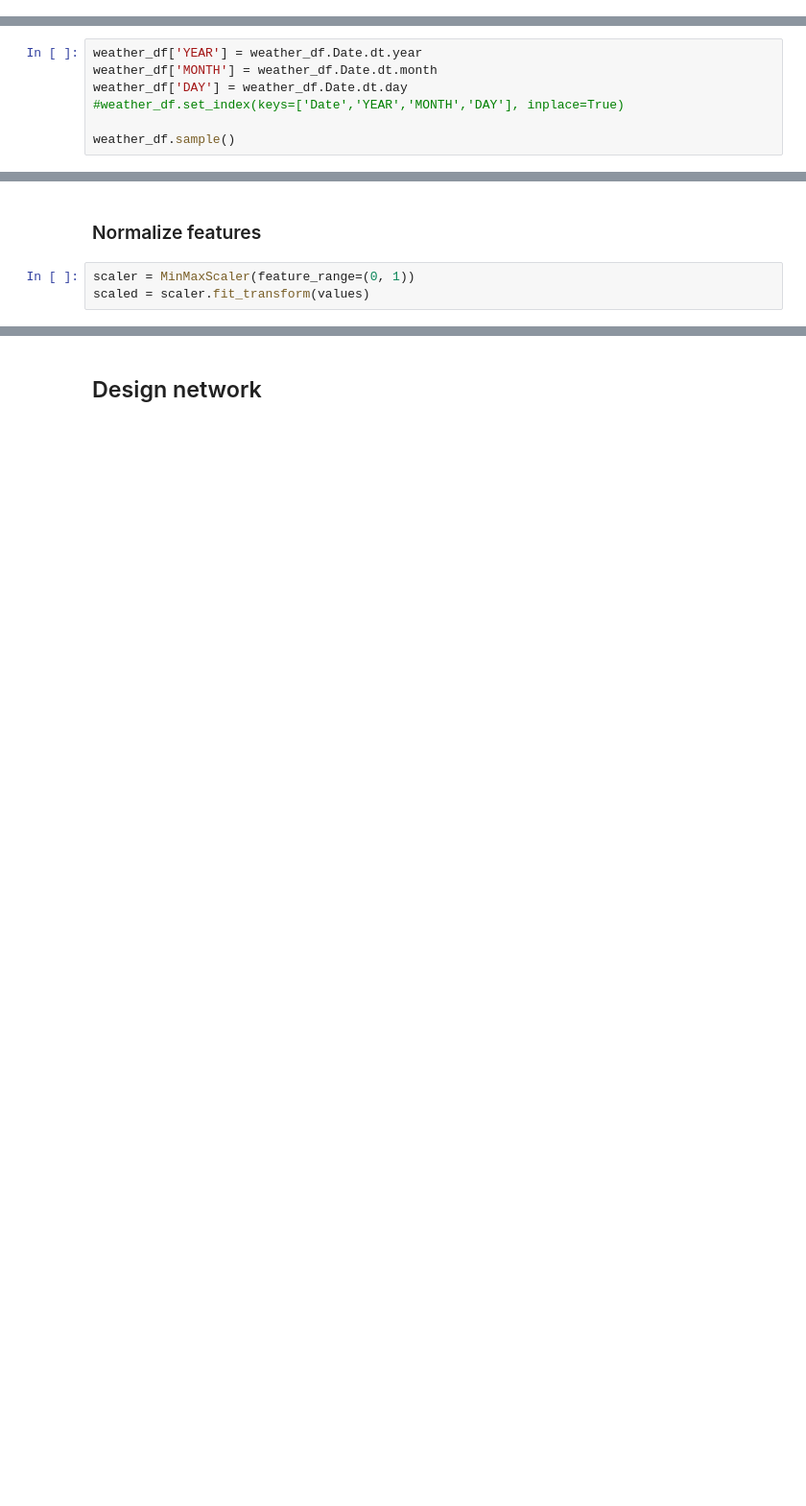
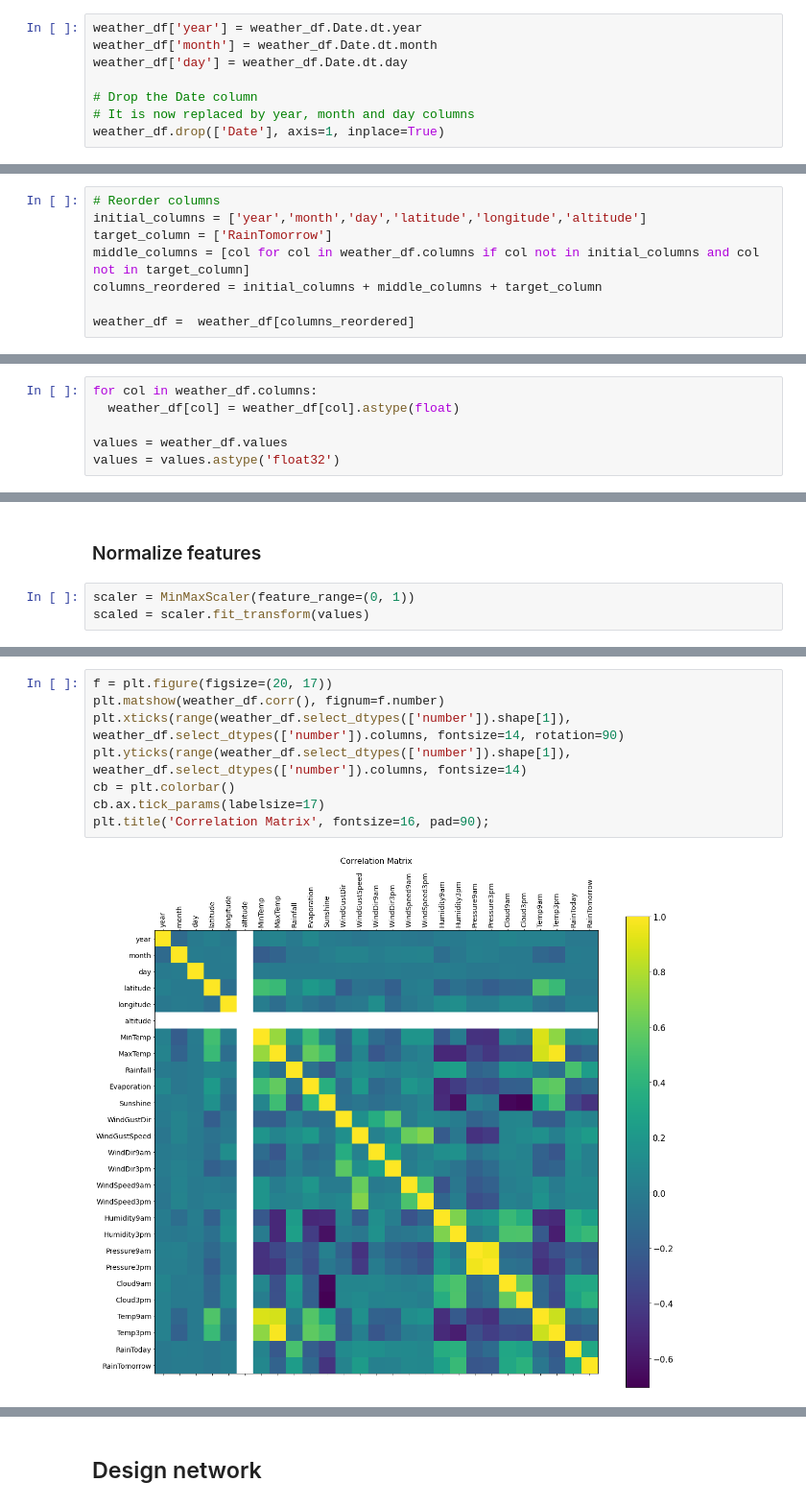
Before and after one commit to marlonrcfranco/weather-guru, a Jupyter notebook: weather_guru.ipynb, the cells around one changed output, grey strips where cells are left out. Shown at 96% size. Cells and saved outputs as stored; diff of their text form; blank space fills up the shorter version.

```diff
--- a/weather_guru.ipynb
+++ b/weather_guru.ipynb
@@ -152,0 +165,8 @@ weather_df.RainTomorrow = weather_df.RainTomorrow.map(dict(Yes=True, No=False))
+# %%
+weather_df['year'] = weather_df.Date.dt.year
+weather_df['month'] = weather_df.Date.dt.month
+weather_df['day'] = weather_df.Date.dt.day
+
+# Drop the Date column
+# It is now replaced by year, month and day columns
+weather_df.drop(['Date'], axis=1, inplace=True)
@@ -153 +247,9 @@ weather_df.RainTomorrow = weather_df.RainTomorrow.map(dict(Yes=True, No=False))
+# %%
+# Reorder columns
+initial_columns = ['year','month','day','latitude','longitude','altitude']
+target_column = ['RainTomorrow']
+middle_columns = [col for col in weather_df.columns if col not in initial_columns and col not in target_column]
+columns_reordered = initial_columns + middle_columns + target_column
+
+weather_df =  weather_df[columns_reordered]
 # %% [markdown]
@@ -285,7 +285,0 @@ fig.show()
-# %%
-weather_df['YEAR'] = weather_df.Date.dt.year
-weather_df['MONTH'] = weather_df.Date.dt.month
-weather_df['DAY'] = weather_df.Date.dt.day
-#weather_df.set_index(keys=['Date','YEAR','MONTH','DAY'], inplace=True)
-
-weather_df.sample()
@@ -294,0 +288,6 @@ weather_df.sample()
+# %%
+for col in weather_df.columns:
+  weather_df[col] = weather_df[col].astype(float)
+
+values = weather_df.values
+values = values.astype('float32')
@@ -309,0 +325,10 @@ scaled = scaler.fit_transform(values)
+# %%
+f = plt.figure(figsize=(20, 17))
+plt.matshow(weather_df.corr(), fignum=f.number)
+plt.xticks(range(weather_df.select_dtypes(['number']).shape[1]), weather_df.select_dtypes(['number']).columns, fontsize=14, rotation=90)
+plt.yticks(range(weather_df.select_dtypes(['number']).shape[1]), weather_df.select_dtypes(['number']).columns, fontsize=14)
+cb = plt.colorbar()
+cb.ax.tick_params(labelsize=17)
+plt.title('Correlation Matrix', fontsize=16, pad=90);
+# %% [output]
+[figure, added]
```
Also changed, not shown: parts of 42 cells of this notebook.
